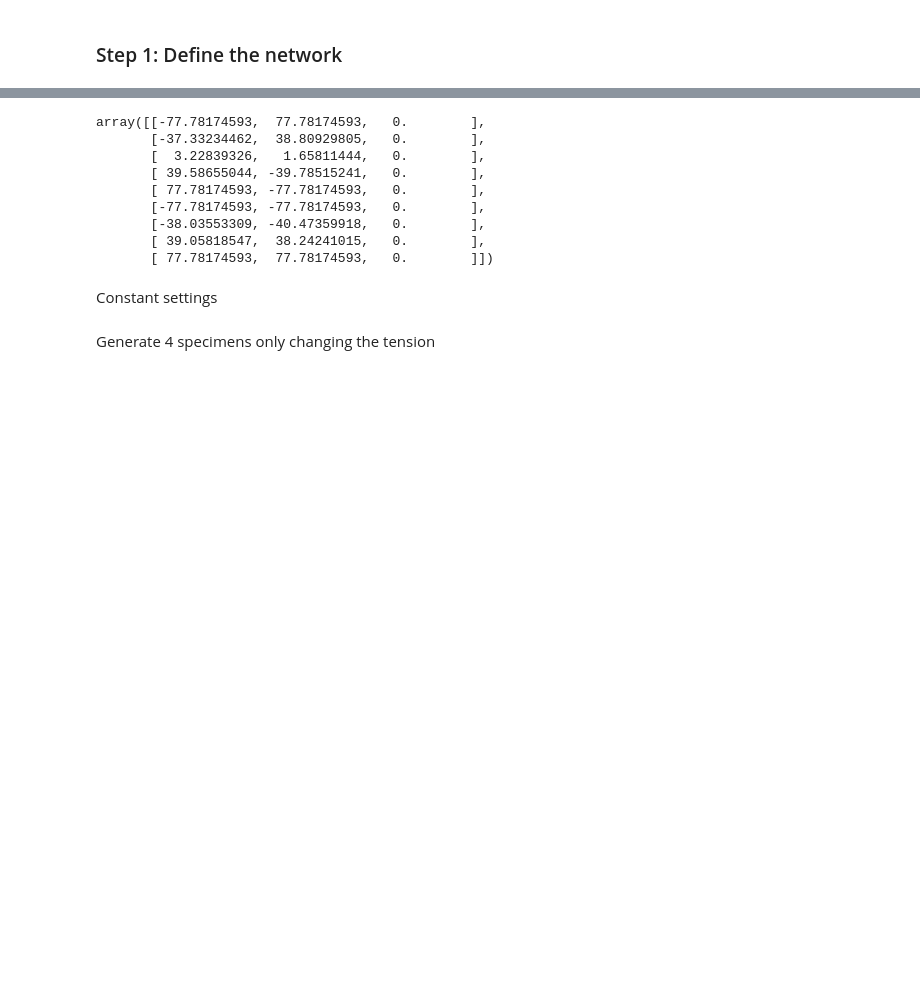
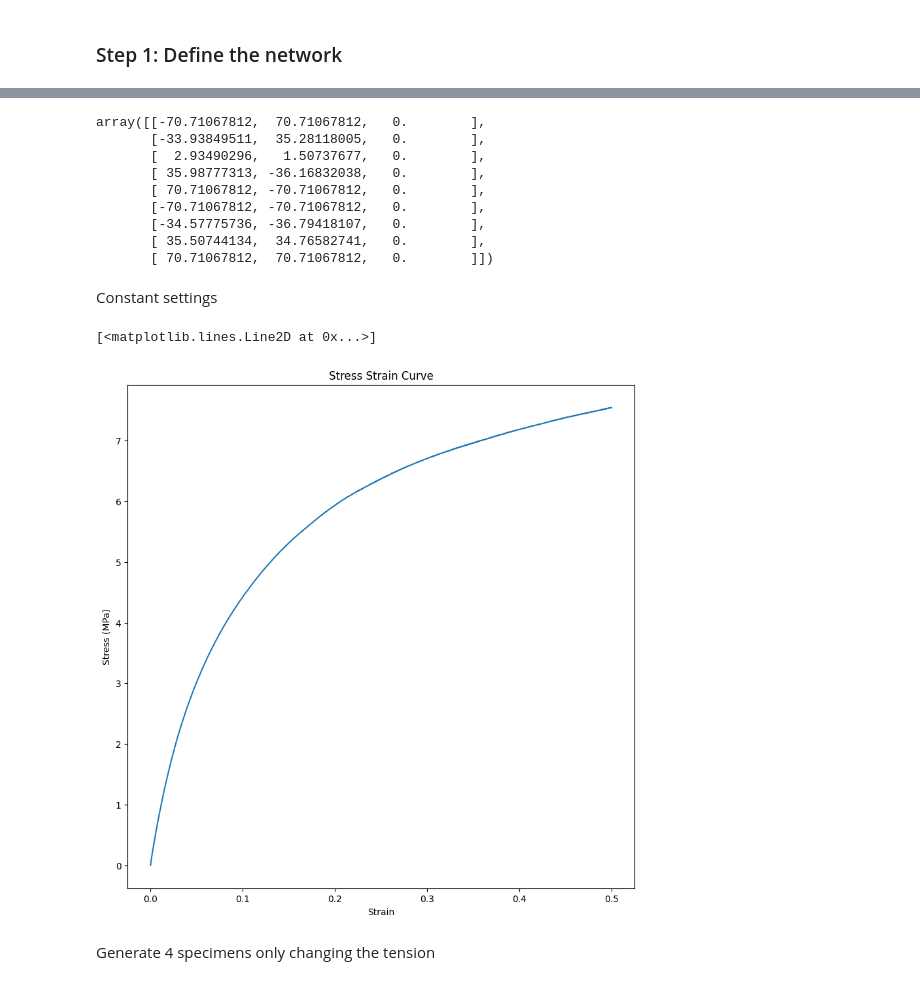
Before and after one commit to ThijsIllimited/printing-tensioned-structures, a Jupyter notebook: limitation-spec-generation.ipynb, the cells around one changed output, grey strips where cells are left out. Saved outputs shown, nothing was run; the diff lists cells and outputs as text; code cells hidden in the pictures; blank space fills up the shorter version.

```diff
--- a/limitation-spec-generation.ipynb
+++ b/limitation-spec-generation.ipynb
@@ -82,14 +82,15 @@ def R(theta):
                      [0, 0, 1]])
 
 # Note that the coordinates of the vertices will change after equilibrium is reached.
-vertices    = np.array([[-10, 0, 0], [-5, 0,0], [0, 0, 0], [5, 0, 0], [10, 0, 0], [0,-10,0], [0,-5,0], [0,5,0], [0,10,0]])*11  # The coordinates of the vertices in mm
+L_scale = 10
+vertices    = np.array([[-10, 0, 0], [-5, 0,0], [0, 0, 0], [5, 0, 0], [10, 0, 0], [0,-10,0], [0,-5,0], [0,5,0], [0,10,0]])*L_scale  # The coordinates of the vertices in mm
 vertices    = vertices@R(np.pi/4)
 edges       = [[0, 1], [1, 2], [2, 3], [3, 4], [5, 6], [6, 2], [2, 7], [7, 8], [1, 6], [6, 3], [3, 7], [7,1]]                  # The edges of the network.
 paths       = [[0, 1, 2, 3], [4, 5, 6, 7], [8, 9, 10, 11]]   # 3D printable paths. Ensure an edge is not flipped.
 directions  = [1, 1, 1, 1, 1, 1, 1, 1, 1, 1, 1, 1]          # Flip the curvature of an edge by setting the direction to -1.
 center_cross_path = [1, 2, 5, 6]
 connector_path = [0, 3, 4, 7]
-q_scalar = 1.3
+q_scalar = 1.4
 sum_q0 = 0.02*q_scalar
 sum_q1 = 0.02*q_scalar
 sum_q2 = 0.01*q_scalar
@@ -110,13 +111,13 @@ net.net_plot(color=True, elables = True, vlabels = False)
 np.max(net.f)/0.078294515
 vertices
 # %% [output]
-array([[-77.78174593,  77.78174593,   0.        ],
-       [-37.33234462,  38.80929805,   0.        ],
-       [  3.22839326,   1.65811444,   0.        ],
-       [ 39.58655044, -39.78515241,   0.        ],
-       [ 77.78174593, -77.78174593,   0.        ],
-       [-77.78174593, -77.78174593,   0.        ],
-       [-38.03553309, -40.47359918,   0.        ],
-       [ 39.05818547,  38.24241015,   0.        ],
-       [ 77.78174593,  77.78174593,   0.        ]])
+array([[-70.71067812,  70.71067812,   0.        ],
+       [-33.93849511,  35.28118005,   0.        ],
+       [  2.93490296,   1.50737677,   0.        ],
+       [ 35.98777313, -36.16832038,   0.        ],
+       [ 70.71067812, -70.71067812,   0.        ],
+       [-70.71067812, -70.71067812,   0.        ],
+       [-34.57775736, -36.79418107,   0.        ],
+       [ 35.50744134,  34.76582741,   0.        ],
+       [ 70.71067812,  70.71067812,   0.        ]])
 # %%
@@ -136,8 +137,8 @@ Constant settings
 # %%
 printing_params = load_params(r'DATA/NT_Eel_0.2mm_og.json')
 alpha_loop = np.deg2rad(30) # The angle of the loop
-L_loop  = 5                # The length of the loop
-n_points = 60               # The number of points in the loop
+L_loop  = 9                # The length of the loop
+n_points = 20               # The number of points in the loop
 
 start_gcode     = open(r'DATA/start_gcode.gcode', 'r').read()
 end_gcode       = open(r'DATA/end_gcode.gcode', 'r').read()
@@ -150,8 +151,13 @@ bed_height = 210
 
 start_loop_bools = [True, True, False]
 end_loop_bools = [True, True, False]
-file_path = os.path.join(BYU_UW_root, 'Avg_Stress_Strain_Overture_TPU.csv')
-stress_data, strain_data = net.load_stress_strain_curve(file_path)
+
+running_start_bools = [False, True, True]
+running_end_bools = [False, False, False]
+L_running = 2
+
+file_path = os.path.join(BYU_UW_root, 'Tensile Testing', 'Avg_Stress_Strain_Overture_TPU_1mm2.csv')
+stress_data, strain_data = net.load_stress_strain_curve(file_path, A_scale = 1.0)
 
 TPU_nl = {'stress':strain_data, 'strain': stress_data, 'v':0.3897, 'p':1.18e-9, 'A': 0.078294515, 'name': 'TPU Overture'} # TPU Overture non-conductive
 
@@ -162,7 +168,7 @@ gen = G_code_generator(printing_params)
 point0, point1 = [20,15,0.3], [90,15,0.3]
 point2, point3 = [90,10,0.3], [20,10,0.3]
 
-def make_purge_line(g_code, printing_params, gen, point0, point1, comment=''):
+def make_purge_line(g_code, printing_params, gen, point0, point1, ef_extra = 1.0, comment=''):
     """"
     ""Make a purge line at the start of the print."
     """
@@ -173,7 +179,7 @@ def make_purge_line(g_code, printing_params, gen, point0, point1, comment=''):
             point0=point0,
             point1=point1,
             move_to_start=False, # move to start point without extruding
-            extrude_factor=printing_params['extrude_factor']*2.5,
+            extrude_factor=printing_params['extrude_factor']*ef_extra,
             comment=comment)
     g_code += gen.retract()
     g_code += gen.wipe(2 * np.pi)
@@ -209,6 +215,16 @@ def add_net_to_gcode(g_code, printing_params, gen, net):
         # Raise the nozzle
         g_code += gen.move_to_point(point1[0:2], point1[2] + printing_params['nozzle_lift'], speed_factor=0.5, comment='Raise Nozzle')
     return g_code
+# %%
+import matplotlib.pyplot as plt
+fix, ax = plt.subplots(1, 1, figsize=(10, 10))
+ax.set_title('Stress Strain Curve')
+ax.set_xlabel('Strain')
+ax.set_ylabel('Stress (MPa)')
+ax.plot(strain_data, stress_data, label='Stress Strain Curve')
+# %% [output]
+[<matplotlib.lines.Line2D at 0x...>]
+[figure, added]
 # %% [markdown]
 Generate 4 specimens only changing the tension
 # %%
```
Also changed, not shown: parts of 7 cells of this notebook, 7 other files.
